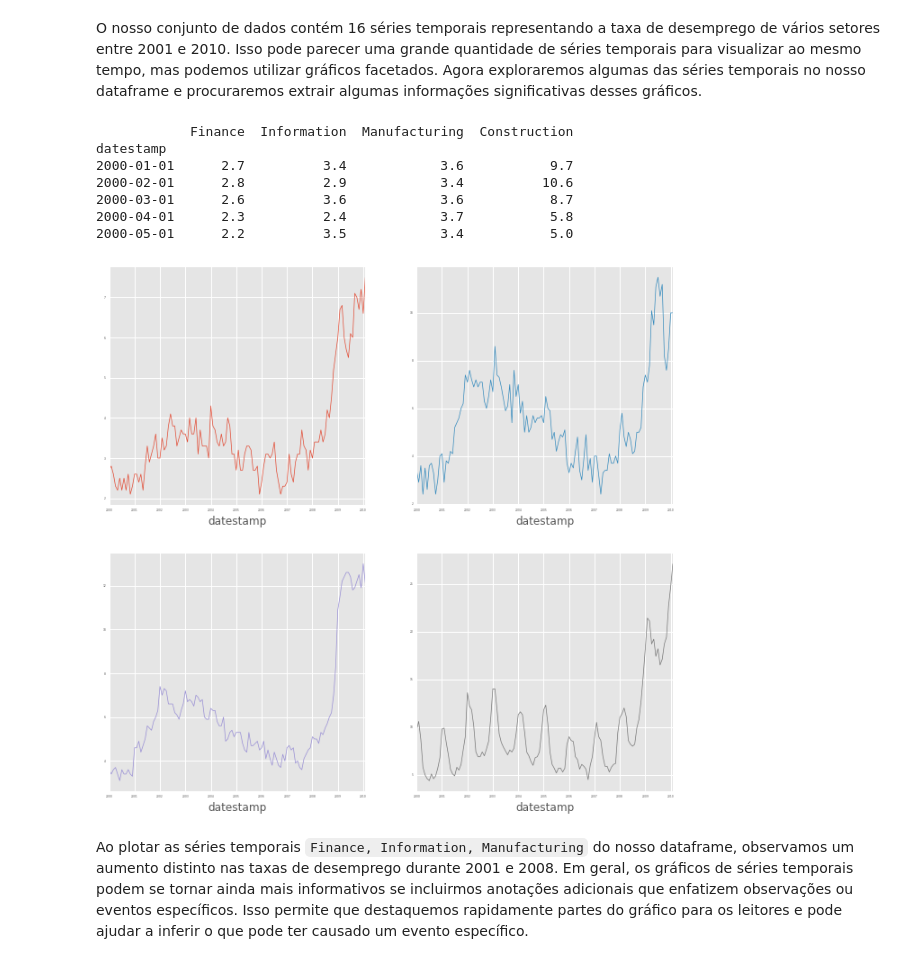
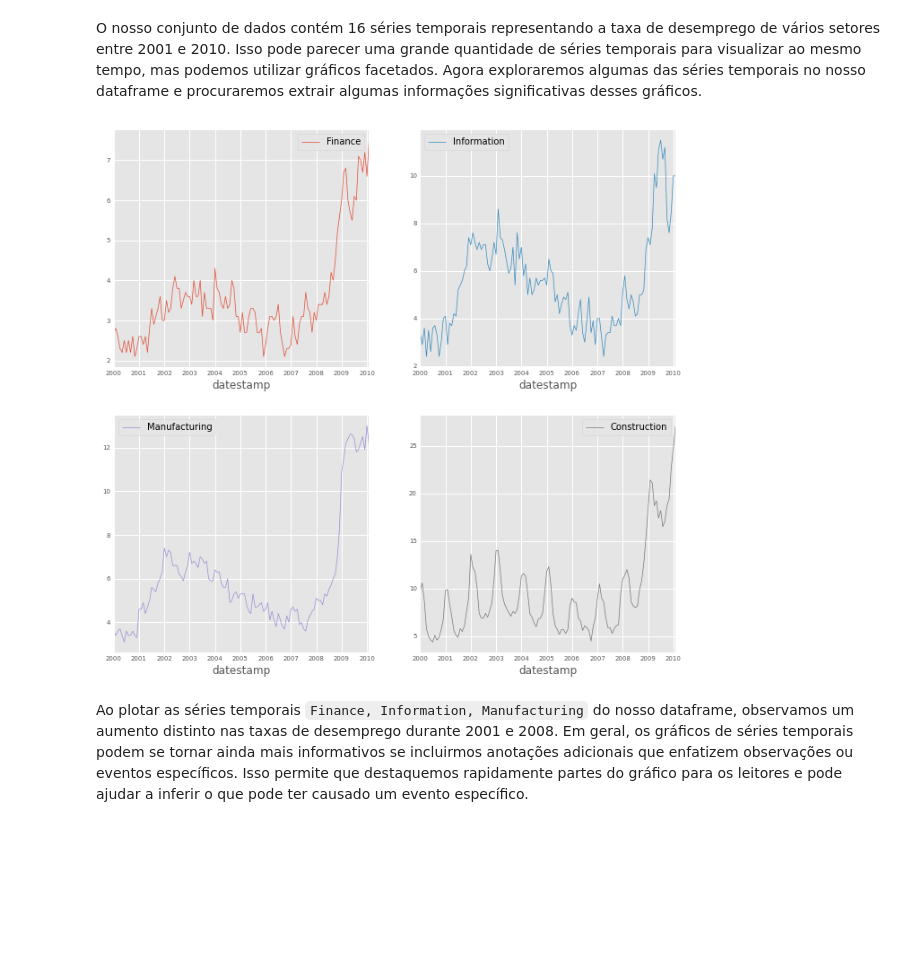
Before and after one commit to rhozon/meu_projeto_versionado, a Jupyter notebook: Exercicio_Visualização_da_Informação_com_Python.ipynb, the cells around one changed output. Saved outputs shown, nothing was run; the diff lists cells and outputs as text; code cells hidden in the pictures; blank space fills up the shorter version.

```diff
--- a/Exercicio_Visualização_da_Informação_com_Python.ipynb
+++ b/Exercicio_Visualização_da_Informação_com_Python.ipynb
@@ -67,7 +72,7 @@ plt.style.use('ggplot') # Python tenta fazer uma cópia fajuta do estilo do ggpl
 # %%
 # Carrega o dataset
 
-url = "https://raw.githubusercontent.com/rhozon/datasets/master/ch5_employment.csv" # Cortei o dataset e subi no meu repo público do github
+url = "https://raw.githubusercontent.com/rhozon/datasets/master/emprego_nos_eua.csv" # Cortei o dataset e subi no meu repo público do github
 
 jobs = pd.read_csv(url)
 
@@ -183,29 +188,19 @@ O nosso conjunto de dados contém 16 séries temporais representando a taxa de d
 # %%
 # Geramos um subset das séries temporais
 jobs_subset = jobs[['Finance', 'Information', 'Manufacturing', 'Construction']]
-
-# Visualiza as primeiras 5 linhas
-print(jobs_subset.head(5))
 
 # Cria um gráfico facetado com 2 linhas e 2 colunas
 ax = jobs_subset.plot(subplots=True,
                       layout=(2, 2),
                       sharex=False,
                       sharey=False,
                       linewidth=0.7,
-                      fontsize=3,
-                      legend=False)
+                      fontsize=7,
+                      legend=True)
 
 plt.show()
 # %% [output]
-            Finance  Information  Manufacturing  Construction
-datestamp
-2000-01-01      2.7          3.4            3.6           9.7
-2000-02-01      2.8          2.9            3.4          10.6
-2000-03-01      2.6          3.6            3.6           8.7
-2000-04-01      2.3          2.4            3.7           5.8
-2000-05-01      2.2          3.5            3.4           5.0
-[figure, old version]
+[figure, new version]
 # %% [markdown]
 Ao plotar as séries temporais ``Finance, Information, Manufacturing`` do nosso dataframe, observamos um aumento distinto nas taxas de desemprego durante 2001 e 2008. Em geral, os gráficos de séries temporais podem se tornar ainda mais informativos se incluirmos anotações adicionais que enfatizem observações ou eventos específicos. Isso permite que destaquemos rapidamente partes do gráfico para os leitores e pode ajudar a inferir o que pode ter causado um evento específico.
 # %%
```
Also changed, not shown: parts of 3 cells of this notebook.
